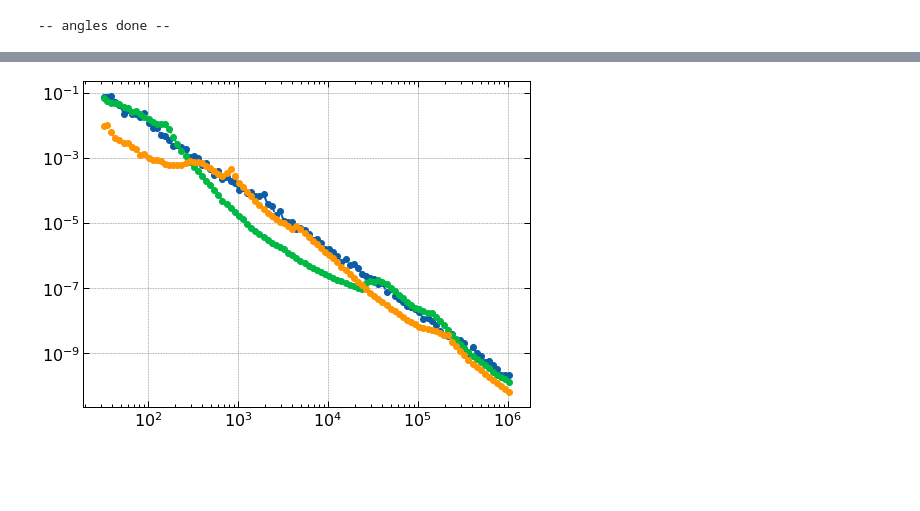
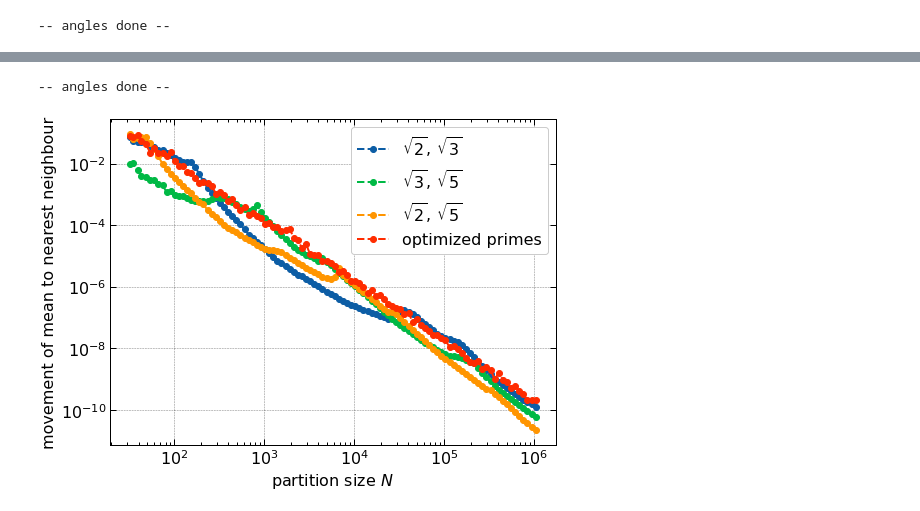
Before and after one commit to djrolfes/bachelor_thesis, a Jupyter notebook: t2.ipynb, the cells around one changed output, grey strips where cells are left out. Saved outputs shown, nothing was run; the diff lists cells and outputs as text; code cells hidden in the pictures; blank space fills up the shorter version.

```diff
--- a/t2.ipynb
+++ b/t2.ipynb
@@ -160,7 +160,7 @@ def compare_optimization(number_of_partitions : int, Start = 2**5, End = 2**15,
     return numbers, angle_lattices, opt_lattices_res
 # %%
 num = 100
-
-numbers, angles, res = compare_optimization(num, End = 2**20)
-with open("prime_opt_lattices.pickle", "wb") as file:
-    pickle.dump(res, file)
+#
+#numbers, angles, res = compare_optimization(num, End = 2**20)
+#with open("prime_opt_lattices.pickle", "wb") as file:
+#    pickle.dump(res, file)
@@ -230,14 +239,28 @@ for data in res:
+# %%
+num = 100
+numbers, angles, res = compare_optimization(num, End = 2**20, irationals=[np.sqrt(2), np.sqrt(5)])
+
+p2_p5_optimised = []
+for data in res:
+    p2_p5_optimised.append(data[1] - data[2][0])
+# %% [output]
+-- angles done --
 # %%
 numbers = np.geomspace(2**5, 2**20, num, dtype=int, endpoint=True)
-plt.plot(numbers, prime_optimised, "o--")
 #plt.fill_between(numbers, np.array(prime_optimised)-np.array(prime_optimised_sig), np.array(prime_optimised)+np.array(prime_optimised_sig), )
-plt.plot(numbers, normal_optimised, "o--")
-plt.plot(numbers, p3_p5_optimised, "o--")
+plt.plot(numbers, normal_optimised, "o--", label = r"$\sqrt{2},\,\sqrt{3}$")
+plt.plot(numbers, p3_p5_optimised, "o--", label = r"$\sqrt{3},\,\sqrt{5}$")
+plt.plot(numbers, p2_p5_optimised, "o--", label = r"$\sqrt{2},\,\sqrt{5}$")
+plt.plot(numbers, prime_optimised, "o--", label = "optimized primes")
 
+plt.xlabel(r"partition size $N$")
+plt.ylabel("movement of mean to nearest neighbour")
 plt.xscale("log")
 plt.yscale("log")
+plt.legend(loc="best")
+plt.savefig("optimizing_different_points_groups.pdf", dpi=540)
 # %% [output]
-[figure, old version]
+[figure, new version]
 # %%
 import pathlib
 import numpy as np
```
Also changed, not shown: parts of 6 cells of this notebook, 2 other files.
